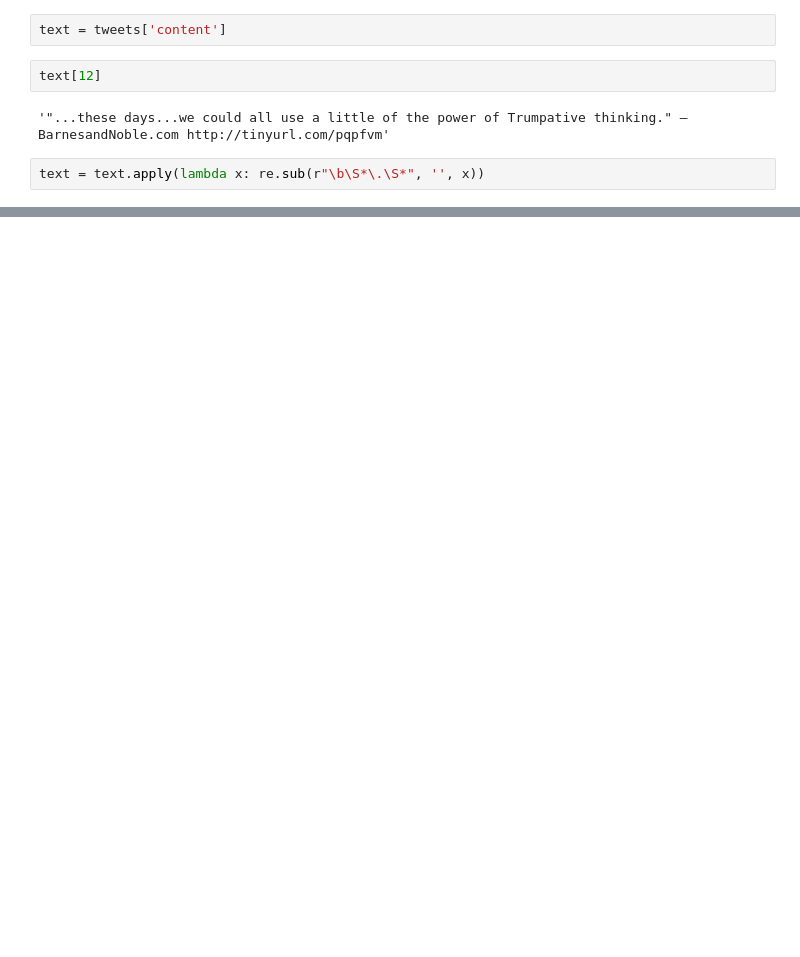
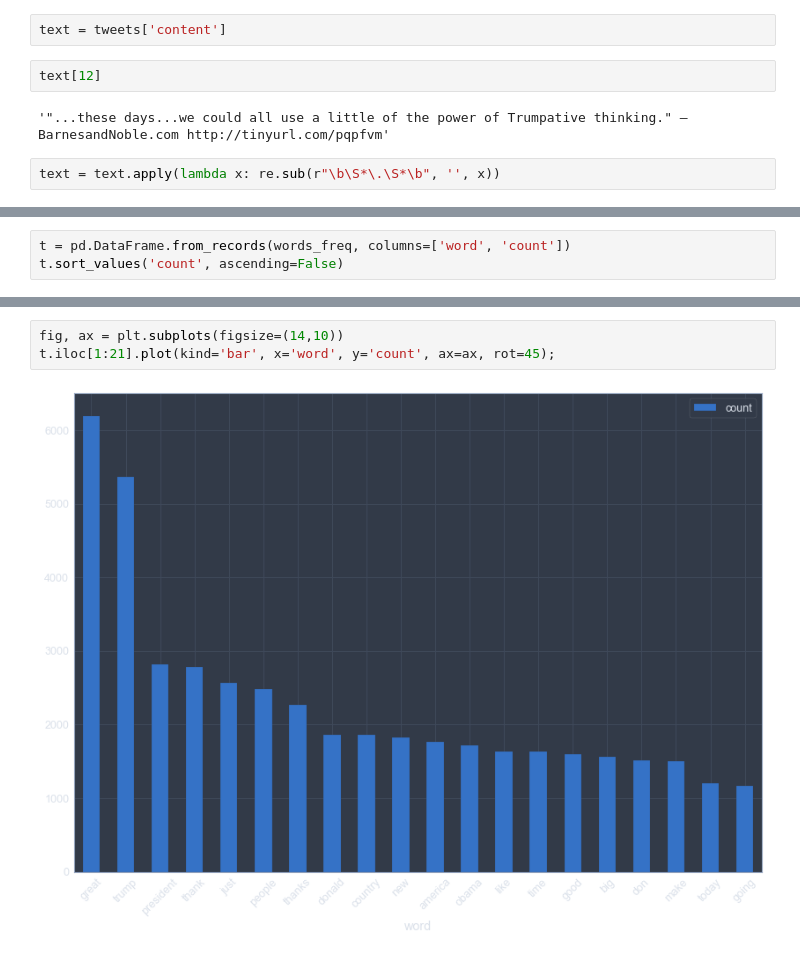
Before and after one commit to sandbox-industries/conronawithlime, a Jupyter notebook: Natural Language Processing Example.ipynb, the cells around one changed output, grey strips where cells are left out. Saved outputs shown, nothing was run; the diff lists cells and outputs as text; blank space fills up the shorter version.

```diff
--- a/Natural Language Processing Example.ipynb
+++ b/Natural Language Processing Example.ipynb
@@ -20,7 +28,7 @@ text[12]
 # %% [output]
 '"...these days...we could all use a little of the power of Trumpative thinking." –BarnesandNoble.com http://tinyurl.com/pqpfvm'
 # %%
-text = text.apply(lambda x: re.sub(r"\b\S*\.\S*", '', x))
+text = text.apply(lambda x: re.sub(r"\b\S*\.\S*\b", '', x))
 # %%
 vect = CountVectorizer(stop_words='english').fit(text)
 bag_o_words = vect.transform(text)
@@ -49 +57,4 @@ words_freq
  ...]
+# %%
+t = pd.DataFrame.from_records(words_freq, columns=['word', 'count'])
+t.sort_values('count', ascending=False)
@@ -49,0 +75,5 @@ words_freq
+# %%
+fig, ax = plt.subplots(figsize=(14,10))
+t.iloc[1:21].plot(kind='bar', x='word', y='count', ax=ax, rot=45);
+# %% [output]
+[figure, added]
```
Also changed, not shown: parts of 4 cells of this notebook, 4 other files.
